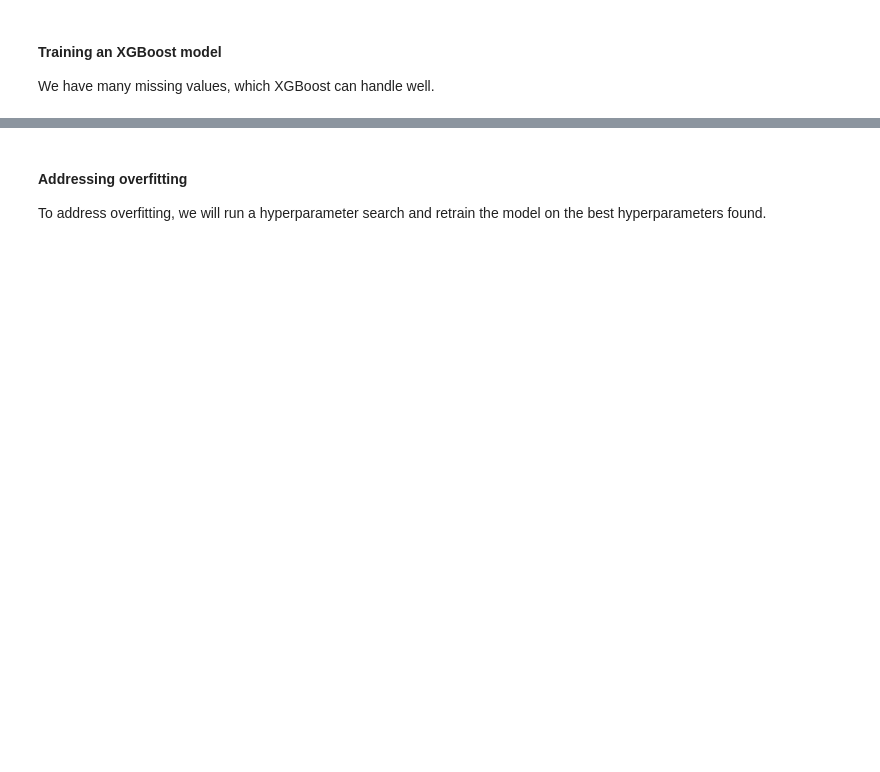
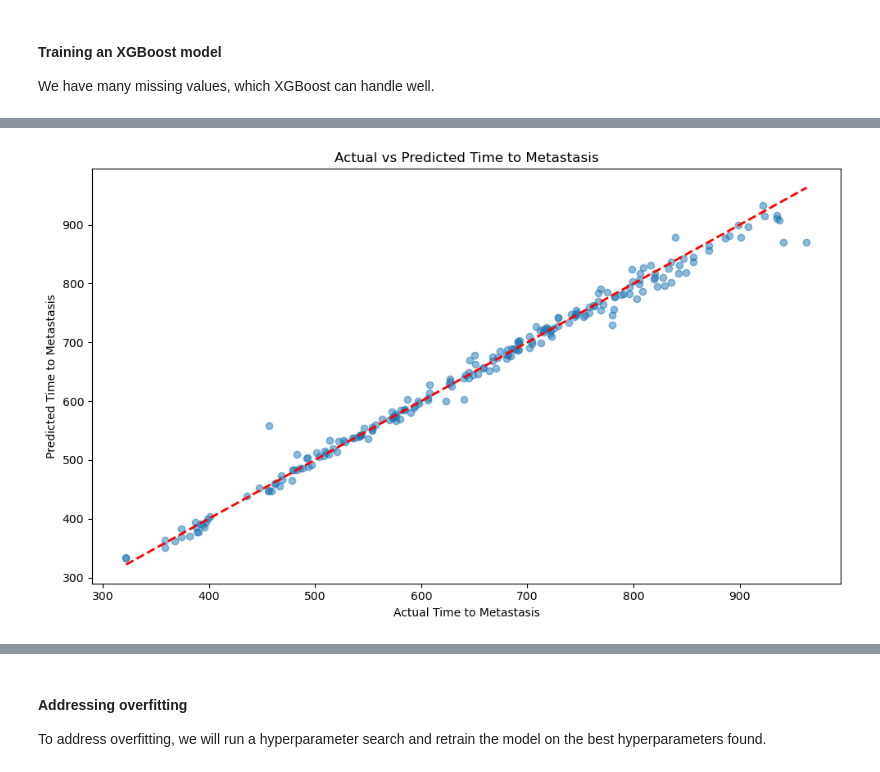
Before and after one commit to galen-topper/CS229-ML-Project, a Jupyter notebook: cs229_project.ipynb, the cells around one changed output, grey strips where cells are left out. Saved outputs shown, nothing was run; the diff lists cells and outputs as text; code cells hidden in the pictures; blank space fills up the shorter version.

Commit message:
xgboost model

```diff
--- a/cs229_project.ipynb
+++ b/cs229_project.ipynb
@@ -427,0 +345,90 @@ Metrics: {'train': 0.45185138266888114, 'valid': 92.33603284407312, 'test': 86.9
+# %%
+y = merged_data["Metastatic Recurrence Time"].dropna()
+X = merged_data.drop(columns=["Metastatic Recurrence Time"], errors="ignore")
+X = X.loc[y.index].reset_index(drop=True)
+y = y.reset_index(drop=True)
+
+X = X.apply(pd.to_numeric, errors="coerce")
+
+# Feature scaling (recommended for XGBoost)
+scaler = StandardScaler()
+X_scaled = scaler.fit_transform(X)
+
+# Split into train, validation, and test sets
+X_train, X_temp, y_train, y_temp = train_test_split(X_scaled, y, test_size=0.3, random_state=42)
+X_valid, X_test, y_valid, y_test = train_test_split(X_temp, y_temp, test_size=0.5, random_state=42)
+
+# Convert to DMatrix format for XGBoost
+dtrain = xgb.DMatrix(X_train, label=y_train)
+dvalid = xgb.DMatrix(X_valid, label=y_valid)
+dtest = xgb.DMatrix(X_test, label=y_test)
+
+# Set XGBoost parameters
+params = {
+    "objective": "reg:squarederror",
+    "eval_metric": "rmse",
+    "max_depth": 6,
+    "learning_rate": 0.1,
+    "subsample": 0.8,
+    "colsample_bytree": 0.8,
+    "min_child_weight": 1
+}
+
+# Train XGBoost model
+num_rounds = 100
+evals_result = {}  # RMSE results
+model = xgb.train(
+    params,
+    dtrain,
+    num_rounds,
+    evals=[(dtrain, "train"), (dvalid, "valid")],
+    early_stopping_rounds=10,  # Stops if RMSE stops improving
+    evals_result=evals_result,
+    verbose_eval=10
+)
+
+# Make predictions
+train_preds = model.predict(dtrain)
+valid_preds = model.predict(dvalid)
+test_preds = model.predict(dtest)
+
+# Calculate performance metrics
+def calculate_metrics(y_true, y_pred, dataset_name):
+    rmse = np.sqrt(mean_squared_error(y_true, y_pred))
+    r2 = r2_score(y_true, y_pred)
+    print(f"{dataset_name} RMSE: {rmse:.2f}")
+    print(f"{dataset_name} R² Score: {r2:.2f}")
+    return rmse, r2
+
+# RMSE during training
+print("\nFinal RMSE Scores:")
+print(f"Train RMSE: {evals_result['train']['rmse'][-1]:.2f}")
+print(f"Validation RMSE: {evals_result['valid']['rmse'][-1]:.2f}")
+
+print("\nModel Performance Metrics:")
+train_rmse, train_r2 = calculate_metrics(y_train, train_preds, "Training")
+valid_rmse, valid_r2 = calculate_metrics(y_valid, valid_preds, "Validation")
+test_rmse, test_r2 = calculate_metrics(y_test, test_preds, "Test")
+
+# Plot actual vs predicted values
+plt.figure(figsize=(10, 6))
+plt.scatter(y_test, test_preds, alpha=0.5)
+plt.plot([y_test.min(), y_test.max()], [y_test.min(), y_test.max()], "r--", lw=2)
+plt.xlabel("Actual Time to Metastasis")
+plt.ylabel("Predicted Time to Metastasis")
+plt.title("Actual vs Predicted Time to Metastasis")
+plt.tight_layout()
+plt.show()
+
+# Plot RMSE vs Training Iterations
+plt.figure(figsize=(8,6))
+plt.plot(evals_result["train"]["rmse"], label="Train RMSE", marker="o")
+plt.plot(evals_result["valid"]["rmse"], label="Validation RMSE", marker="s")
+
+plt.xlabel("Training Iterations")
+plt.ylabel("RMSE")
+plt.title("Training vs. Validation RMSE Over XGBoost Iterations")
+plt.legend()
+plt.grid(True)
+plt.show()
+# %% [output]
@@ -427,0 +458 @@ Metrics: {'train': 0.45185138266888114, 'valid': 92.33603284407312, 'test': 86.9
+[figure, added]
```
Also changed, not shown: parts of 16 cells of this notebook, 2 other files.
